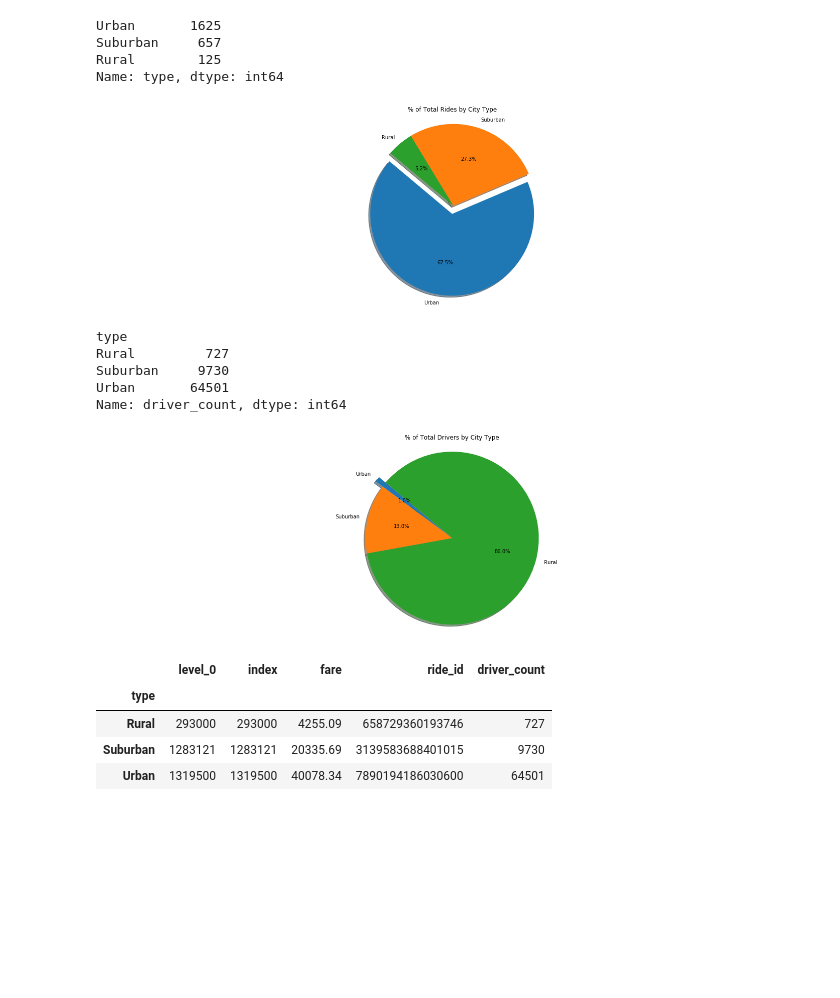
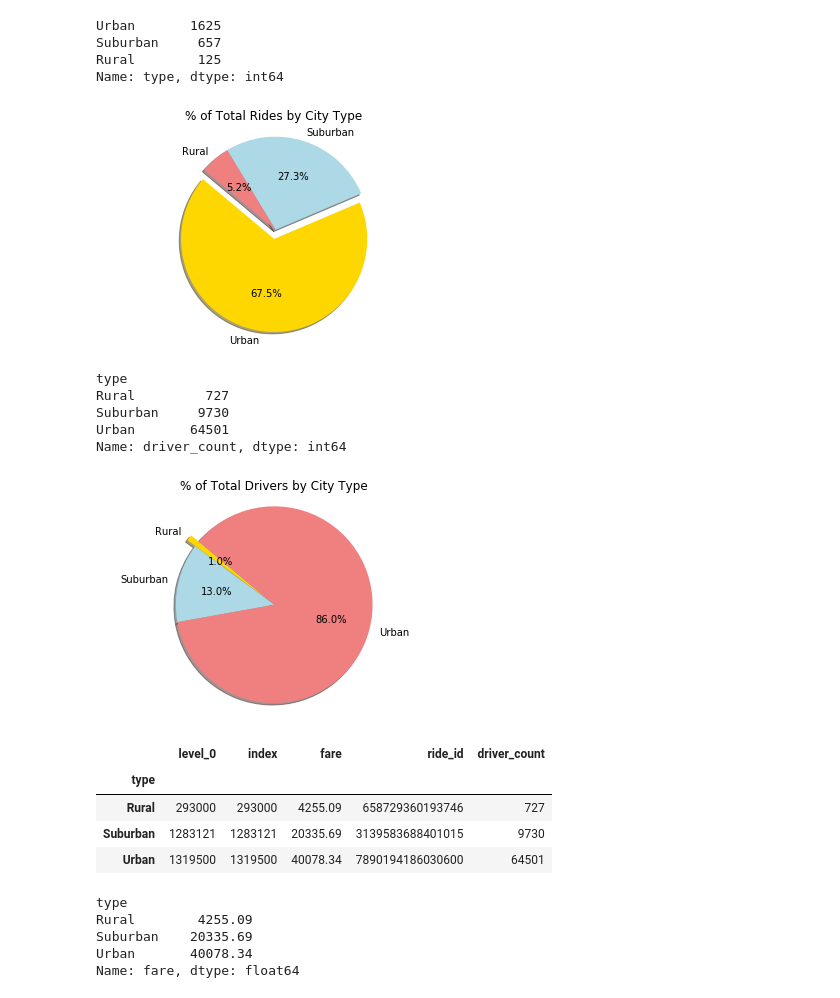
Before and after one commit to lindafarley/Python_Challenge, a Jupyter notebook: MatPlotLib_Bubble_Chart/Pyber_Bubble.ipynb, the cells around one changed output. Drawn from its saved outputs; the diff is of its cells as text; code cells hidden in the pictures; blank space fills up the shorter version.

```diff
--- a/MatPlotLib_Bubble_Chart/Pyber_Bubble.ipynb
+++ b/MatPlotLib_Bubble_Chart/Pyber_Bubble.ipynb
@@ -33,7 +34,3 @@ ride_data.head()
 # %%
 #Merge tables
 merge_table = pd.merge(ride_data, city_data, on="city")
-#Re-set index
-merge_table = merge_table.set_index("city")
-#Group by City
-grouped_merge = merge_table.groupby("city")
@@ -90,29 +59,3 @@ rural = merge_table.loc(merge_table["type"] == "rural")
 #Y-axis: Total Number of Drivers per city
 #Size of bubble: Total Number of Rides per city
 #Color of bubbles: city type(urban, suburban, rural)
-# %%
-#Customize Scatter Plot
-#Set x_axis
-x_axis = avg_fare["fare"]
-#Set y_axis
-drivers = (num_drivers["driver_count"])
-#Set bubble size based on ride count
-size = [i * 25 for i in rides_count["date"]]
-
-#Add titles
-plt.title("Number of Rides Per City")
-plt.xlabel("Avg Fare Per City")
-plt.ylabel("Number of Drivers Per City")
-
-#Change plot size
-# Get current size
-fig_size = plt.rcParams["figure.figsize"]
-# Set figure width and height
-fig_size[0] = 25
-fig_size[1] = 7
-plt.rcParams["figure.figsize"] = fig_size
-
-#Set colors for city types
-city_types = (urban, suburban, rural)
-colors = ("green", "blue", "purple")
-groups = ("urban", "suburban", "rural")
@@ -161,11 +107,19 @@ explode = (0.1, 0, 0)
 # %%
+#Explode
+explode = (0.1, 0, 0)
 # Create the pie chart based upon the values above
-plt.pie(num_rides, explode=explode, labels=labels, autopct="%1.1f%%", shadow=True, startangle=140)
+plt.pie(num_rides
+        ,explode=explode
+        ,labels=labels
+        ,autopct="%1.1f%%"
+        ,shadow=True
+        ,startangle=140
+        ,colors=("gold", "lightblue", "lightcoral"))
 plt.title("% of Total Rides by City Type")
 plt.axis("equal")
 plt.show()
 # %% [output]
-[figure, old version]
+[figure, new version]
 # %%
 grouped_type = merge_table.groupby(["type"]).sum()
 num_drivers = grouped_type["driver_count"]
@@ -178,18 +132,24 @@ Urban       64501
 Name: driver_count, dtype: int64
 # %%
 #Labels for pie chart
-labels = ["Urban", "Suburban", "Rural"]
+labels = ["Rural", "Suburban", "Urban"]
 
 #Explode
 explode = (0.1, 0, 0)
 
 # Create the pie chart based upon the values above
-plt.pie(num_drivers, explode=explode, labels=labels, autopct="%1.1f%%", shadow=True, startangle=140)
+plt.pie(num_drivers
+        ,explode=explode
+        ,labels=labels
+        ,autopct="%1.1f%%"
+        ,shadow=True
+        ,startangle=140
+        ,colors=("gold", "lightblue", "lightcoral"))
 plt.title("% of Total Drivers by City Type")
 plt.axis("equal")
 plt.show()
 # %% [output]
-[figure, old version]
+[figure, new version]
 # %%
 grouped_type.head()
 # %% [output]
@@ -200,5 +160,12 @@ grouped_type.head()
 | Urban | 1319500 | 1319500 | 40078.34 | 7890194186030600 | 64501 |
 # %%
 num_fares = grouped_type["fare"]
+num_fares
+# %% [output]
+type
+Rural        4255.09
+Suburban    20335.69
+Urban       40078.34
+Name: fare, dtype: float64
 # %%
 #Labels for pie chart
```
Also changed, not shown: parts of 11 cells of this notebook, 1 other file.
